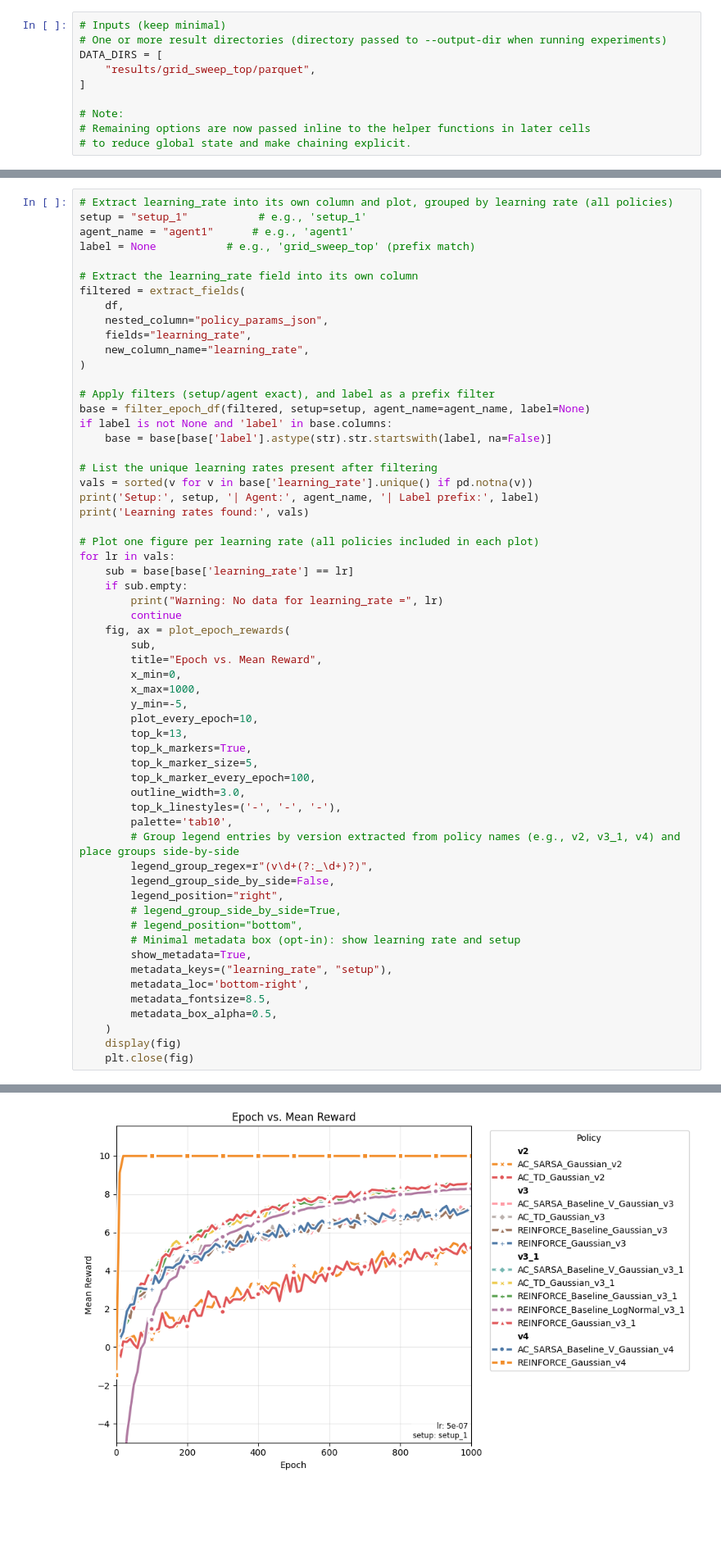
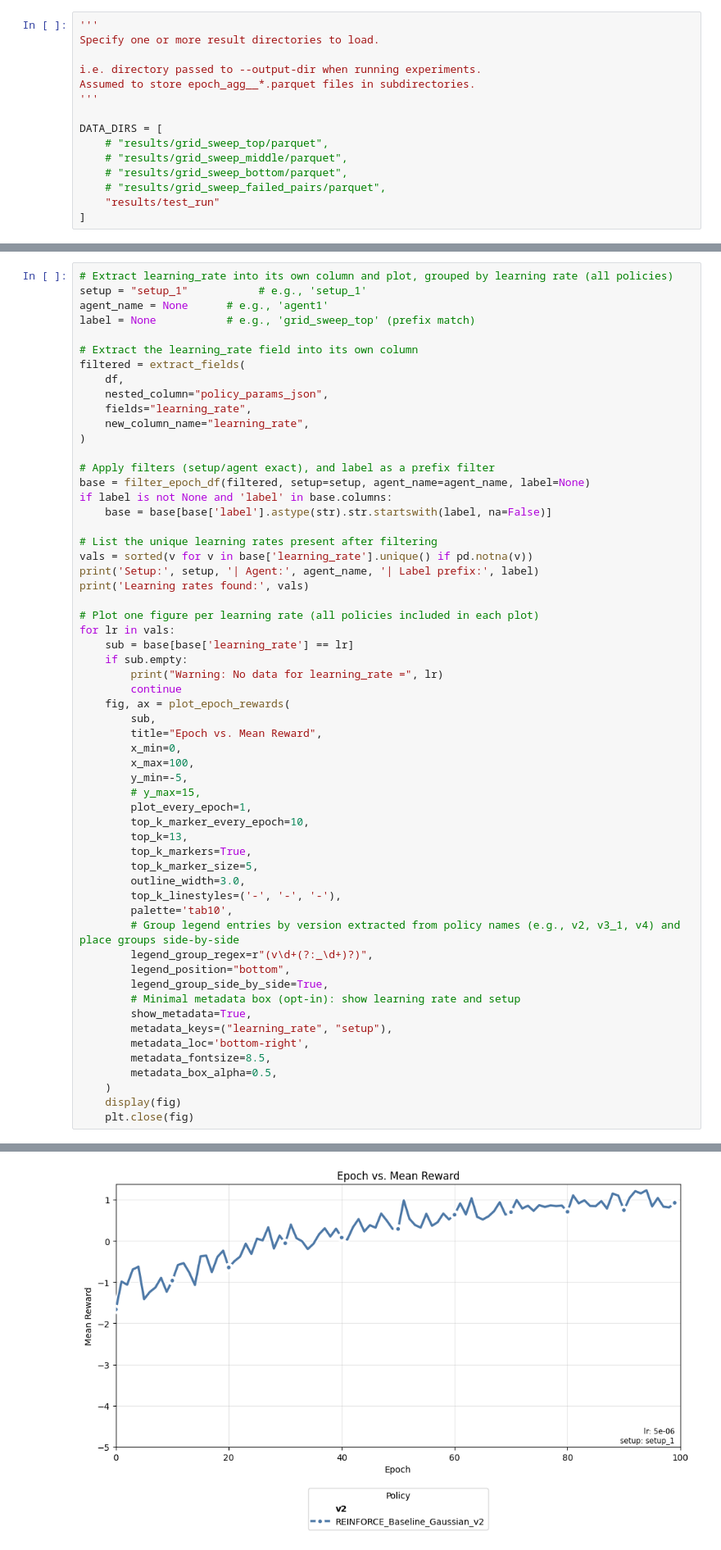
Before and after one commit to nish-ku-121/derby, a Jupyter notebook: notebooks/Policy Sweep Plot.ipynb, the cells around one changed output, grey strips where cells are left out. Shown at 82% size. Drawn from its saved outputs; the diff is of its cells as text; blank space fills up the shorter version.

Commit message:
Updating parallel sweep with QoL and memory footprint

```diff
--- a/notebooks/Policy Sweep Plot.ipynb
+++ b/notebooks/Policy Sweep Plot.ipynb
@@ -20,14 +19,19 @@ from utils.plot_utils import (
 )
 # %%
-# Inputs (keep minimal)
-# One or more result directories (directory passed to --output-dir when running experiments)
+'''
+Specify one or more result directories to load.
+
+i.e. directory passed to --output-dir when running experiments.
+Assumed to store epoch_agg__*.parquet files in subdirectories.
+'''
+
 DATA_DIRS = [
-    "results/grid_sweep_top/parquet",
+    # "results/grid_sweep_top/parquet",
+    # "results/grid_sweep_middle/parquet",
+    # "results/grid_sweep_bottom/parquet",
+    # "results/grid_sweep_failed_pairs/parquet",
+    "results/test_run"
 ]
-
-# Note:
-# Remaining options are now passed inline to the helper functions in later cells
-# to reduce global state and make chaining explicit.
 # %%
 # Load all epoch aggregate parquet files from one or more directories
 
@@ -48,7 +77,7 @@ Rows: 156000
 # %%
 # Extract learning_rate into its own column and plot, grouped by learning rate (all policies)
 setup = "setup_1"           # e.g., 'setup_1'
-agent_name = "agent1"      # e.g., 'agent1'
+agent_name = None      # e.g., 'agent1'
 label = None           # e.g., 'grid_sweep_top' (prefix match)
 
 # Extract the learning_rate field into its own column
@@ -79,22 +108,21 @@ for lr in vals:
         sub,
         title="Epoch vs. Mean Reward",
         x_min=0,
-        x_max=1000,
+        x_max=100,
         y_min=-5,
-        plot_every_epoch=10,
+        # y_max=15,
+        plot_every_epoch=1,
+        top_k_marker_every_epoch=10,
         top_k=13,
         top_k_markers=True,
         top_k_marker_size=5,
-        top_k_marker_every_epoch=100,
         outline_width=3.0,
         top_k_linestyles=('-', '-', '-'),
         palette='tab10',
         # Group legend entries by version extracted from policy names (e.g., v2, v3_1, v4) and place groups side-by-side
         legend_group_regex=r"(v\d+(?:_\d+)?)",
-        legend_group_side_by_side=False,
-        legend_position="right",
-        # legend_group_side_by_side=True,
-        # legend_position="bottom",
+        legend_position="bottom",
+        legend_group_side_by_side=True,
         # Minimal metadata box (opt-in): show learning rate and setup
         show_metadata=True,
         metadata_keys=("learning_rate", "setup"),
@@ -111 +139 @@ Learning rates found: [5e-07, 5e-06]
-[figure, old version]
+[figure, new version]
```
Also changed, not shown: parts of 10 cells of this notebook, 3 other files.
